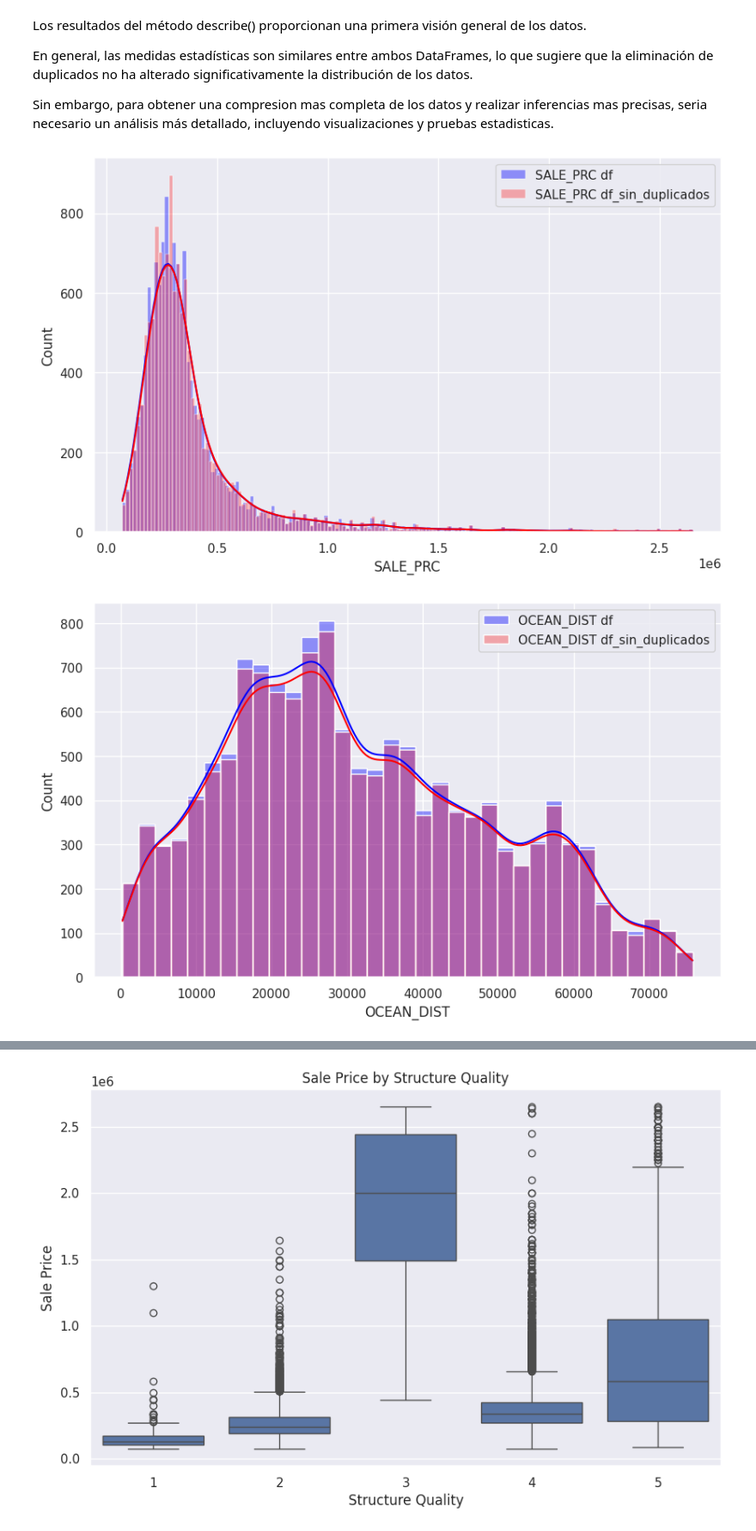
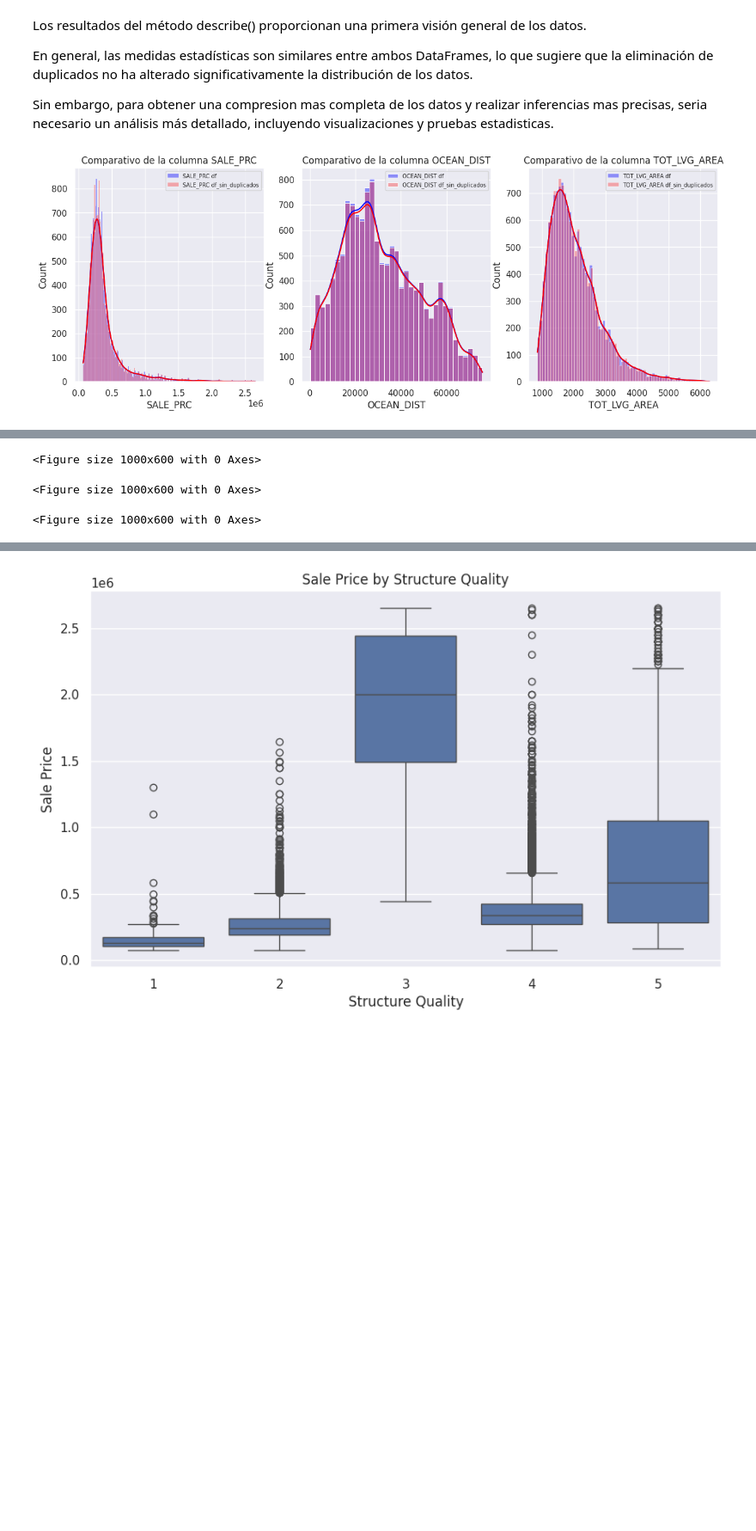
Before and after one commit to ileanacoletta/PF_Ileana_Coletta, a Jupyter notebook: PF_1_02.ipynb, the cells around one changed output, grey strips where cells are left out. Shown at 86% size. Drawn from its saved outputs; the diff is of its cells as text; code cells hidden in the pictures; blank space fills up the shorter version.

Commit message:
mejora _ todavia parte 1, listo para comenzar parte 2

```diff
--- a/PF_1_02.ipynb
+++ b/PF_1_02.ipynb
@@ -253,11 +178,3 @@ cardinalidad
 | structure_quality | 5 | 0.000004 |
 # %% [markdown]
 Las columnas 'avno60plus' (2 valores unicos), 'month_sold'(12 valores unicos), y 'structure_quality' (5 valores unicos) tienen una cardinalidad baja, lo que podria corresponder a variables categoricas.
-# %%
-"""
-CORRECCION = cambiar variables a categoricas
-df['age'] = pd.Categorical(df['age'], ordered=True)
-df['month_sold'] = pd.Categorical(df['month_sold'], ordered=True)
-df['avno60plus'] = pd.Categorical(df['avno60plus'], ordered=True)
-df['structure_quality'] = pd.Categorical(df['structure_quality'], ordered=True)
-"""
@@ -321,0 +221,8 @@ len(df_sin_duplicados)
+# %%
+# Ordenar por PARCELNO y month_sold de forma descendente
+df = df.sort_values(['PARCELNO', 'month_sold'], ascending=False)
+
+# Agrupar por PARCELNO y seleccionar la primera fila de cada grupo (el más reciente)
+df_sin_duplicados = df.groupby('PARCELNO').first().reset_index()
+
+print(df_sin_duplicados)
@@ -357,26 +282,36 @@ En general, las medidas estadísticas son similares entre ambos DataFrames, lo q
 
 Sin embargo, para obtener una compresion mas completa de los datos y realizar inferencias mas precisas, seria necesario un análisis más detallado, incluyendo visualizaciones y pruebas estadisticas.
 # %%
+# Crear una figura con tres subplots en una fila
+fig, axes = plt.subplots(nrows=1, ncols=3, figsize=(15, 5))  # Ajustamos el tamaño para 3 subplots
+
 # Histograma comparativo de la columna 'SALE_PRC'
 plt.figure(figsize=(10, 6))
-sns.histplot(data=df, x='SALE_PRC', color='blue', label='SALE_PRC df', kde=True, alpha=0.4)
-sns.histplot(data=df_sin_duplicados, x='SALE_PRC', color='red', label='SALE_PRC df_sin_duplicados', kde=True, alpha=0.3)
-plt.legend()
-plt.show()
+sns.histplot(data=df, x='SALE_PRC', color='blue', label='SALE_PRC df', kde=True, alpha=0.4, ax=axes[0])
+sns.histplot(data=df_sin_duplicados, x='SALE_PRC', color='red', label='SALE_PRC df_sin_duplicados', kde=True, alpha=0.3, ax=axes[0])
+axes[0].set_title('Comparativo de la columna SALE_PRC')
+axes[0].legend()
 
 # Histograma comparativo de la columna 'OCEAN_DIST'
 plt.figure(figsize=(10, 6))
-sns.histplot(data=df, x='OCEAN_DIST', color='blue', label='OCEAN_DIST df', kde=True, alpha=0.4)
-sns.histplot(data=df_sin_duplicados, x='OCEAN_DIST', color='red', label='OCEAN_DIST df_sin_duplicados', kde=True, alpha=0.3)
-plt.legend()
-plt.show()
+sns.histplot(data=df, x='OCEAN_DIST', color='blue', label='OCEAN_DIST df', kde=True, alpha=0.4, ax=axes[1])
+sns.histplot(data=df_sin_duplicados, x='OCEAN_DIST', color='red', label='OCEAN_DIST df_sin_duplicados', kde=True, alpha=0.3, ax=axes[1])
+axes[1].set_title('Comparativo de la columna OCEAN_DIST')
+axes[1].legend()
 
 # Histograma comparativo de la columna 'TOT_LVG_AREA'
 plt.figure(figsize=(10, 6))
-sns.histplot(data=df, x='TOT_LVG_AREA', color='blue', label='TOT_LVG_AREA df', kde=True, alpha=0.4)
-sns.histplot(data=df_sin_duplicados, x='TOT_LVG_AREA', color='red', label='TOT_LVG_AREA df_sin_duplicados', kde=True, alpha=0.3)
-plt.legend()
+sns.histplot(data=df, x='TOT_LVG_AREA', color='blue', label='TOT_LVG_AREA df', kde=True, alpha=0.4, ax=axes[2])
+sns.histplot(data=df_sin_duplicados, x='TOT_LVG_AREA', color='red', label='TOT_LVG_AREA df_sin_duplicados', kde=True, alpha=0.3, ax=axes[2])
+axes[2].set_title('Comparativo de la columna TOT_LVG_AREA')
+axes[2].legend()
+
+# Coloca la leyenda en la esquina superior derecha, cambiar tamano de letra
+axes[0].legend(loc='upper right', fontsize=7)
+axes[1].legend(loc='upper right', fontsize=7)
+axes[2].legend(loc='upper right', fontsize=7)
+
+plt.tight_layout()
 plt.show()
 # %% [output]
-[figure, old version]
+[figure, new version]
-[figure, removed]
@@ -384,3 +318,6 @@ plt.show()
+<Figure size 1000x600 with 0 Axes>
+<Figure size 1000x600 with 0 Axes>
+<Figure size 1000x600 with 0 Axes>
 # %% [markdown]
 Al analizar los histogramas comparativos de las columna 'SALE_PRC', 'OCEAN_DIST', y 'TOTAL_LVG_AREA' podemos apreciar las siguientes observaciones:
 
```
Also changed, not shown: parts of 73 cells of this notebook.
